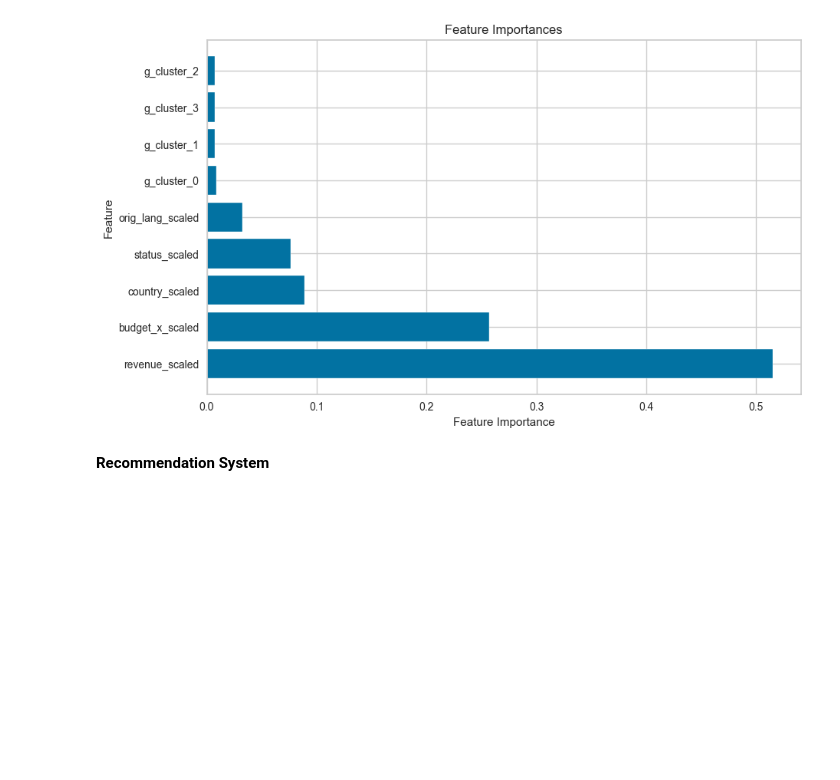
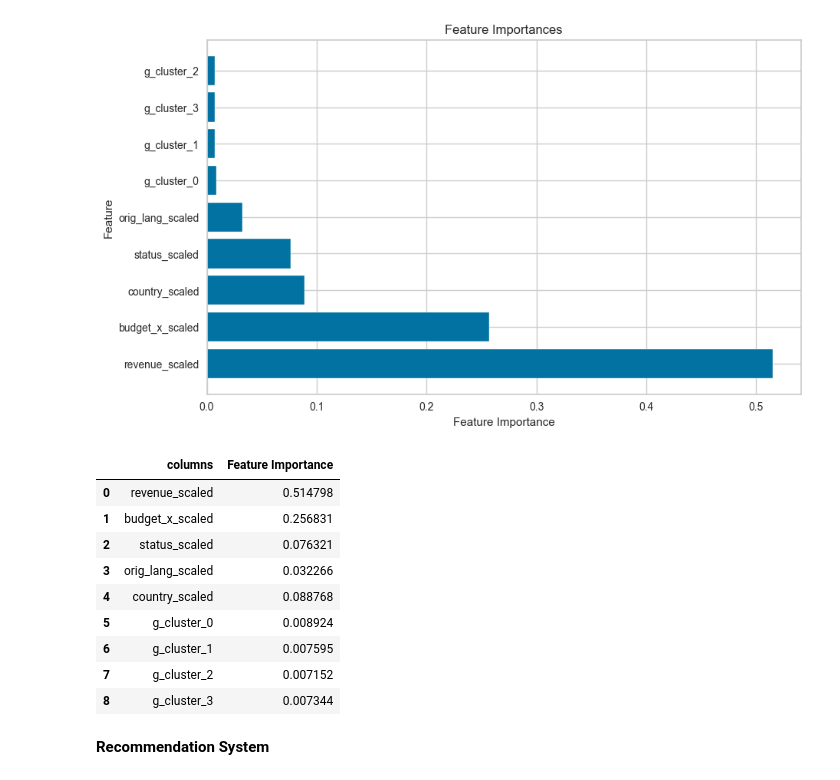
Before and after one commit to Shaltsanadya/Film_Recommendation, a Jupyter notebook: note.ipynb, the cells around one changed output. Drawn from its saved outputs; the diff is of its cells as text; code cells hidden in the pictures; blank space fills up the shorter version.

```diff
--- a/note.ipynb
+++ b/note.ipynb
@@ -552,3 +562,19 @@ plt.title('Feature Importances')
 plt.show()
 # %% [output]
 [figure]
+# %%
+importance= pd.DataFrame(columns=(['columns','Feature Importance']))
+importance['columns']= x1.columns
+importance['Feature Importance']= feature_importances
+importance
+# %% [output]
+|  | columns | Feature Importance |
+| 0 | revenue_scaled | 0.514798 |
+| 1 | budget_x_scaled | 0.256831 |
+| 2 | status_scaled | 0.076321 |
+| 3 | orig_lang_scaled | 0.032266 |
+| 4 | country_scaled | 0.088768 |
+| 5 | g_cluster_0 | 0.008924 |
+| 6 | g_cluster_1 | 0.007595 |
+| 7 | g_cluster_2 | 0.007152 |
+| 8 | g_cluster_3 | 0.007344 |
```
Also changed, not shown: parts of 8 cells of this notebook, 4 other files.
